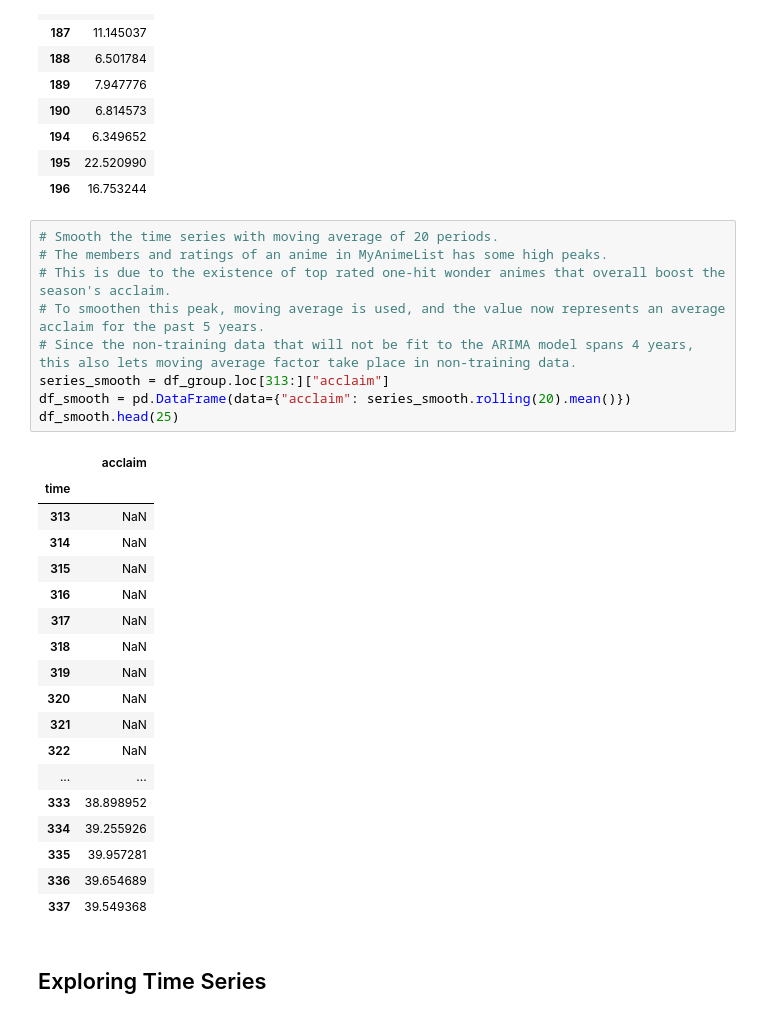
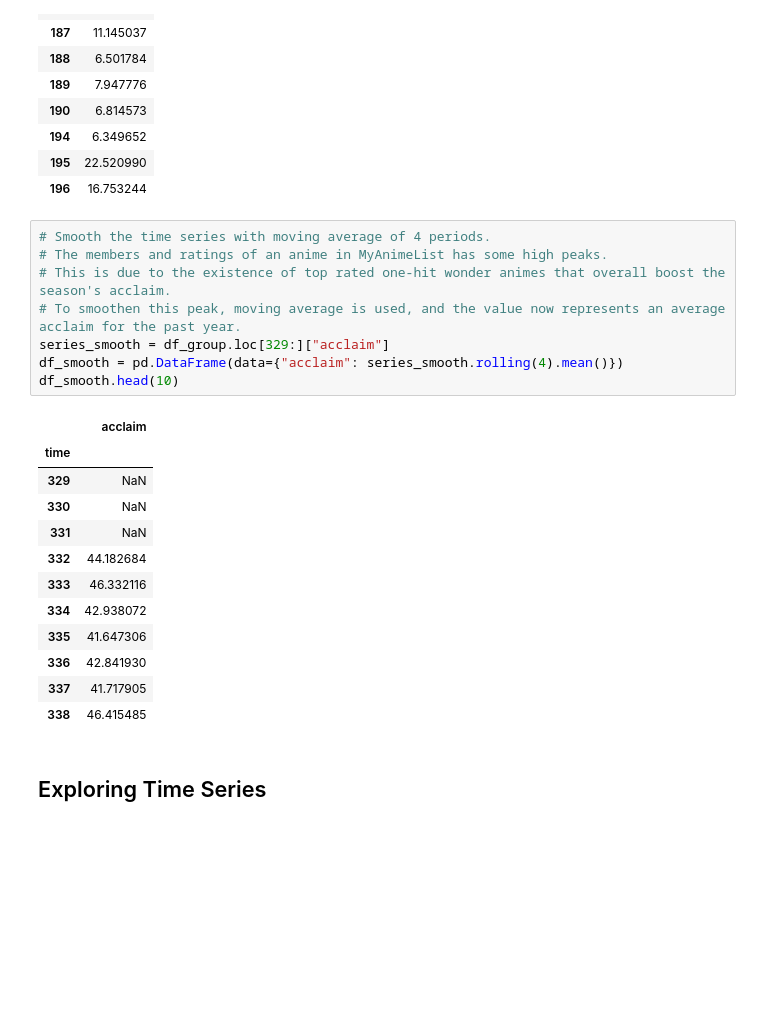
Before and after one commit to ChanyutJean/2143488-Big-Data-AI-HW, a Jupyter notebook: BIG_DATA_AI_PROJECT.ipynb, the cells around one changed output. Saved outputs shown, nothing was run; the diff lists cells and outputs as text; blank space fills up the shorter version.

```diff
--- a/BIG_DATA_AI_PROJECT.ipynb
+++ b/BIG_DATA_AI_PROJECT.ipynb
@@ -456,33 +464,26 @@ df_group.head(10)
 | 195 | 22.520990 |
 | 196 | 16.753244 |
 # %%
-# Smooth the time series with moving average of 20 periods.
+# Smooth the time series with moving average of 4 periods.
 # The members and ratings of an anime in MyAnimeList has some high peaks.
 # This is due to the existence of top rated one-hit wonder animes that overall boost the season's acclaim.
-# To smoothen this peak, moving average is used, and the value now represents an average acclaim for the past 5 years.
-# Since the non-training data that will not be fit to the ARIMA model spans 4 years, this also lets moving average factor take place in non-training data.
-series_smooth = df_group.loc[313:]["acclaim"]
-df_smooth = pd.DataFrame(data={"acclaim": series_smooth.rolling(20).mean()})
-df_smooth.head(25)
+# To smoothen this peak, moving average is used, and the value now represents an average acclaim for the past year.
+series_smooth = df_group.loc[329:]["acclaim"]
+df_smooth = pd.DataFrame(data={"acclaim": series_smooth.rolling(4).mean()})
+df_smooth.head(10)
 # %% [output]
 |  | acclaim |
 | time |  |
-| 313 | NaN |
-| 314 | NaN |
-| 315 | NaN |
-| 316 | NaN |
-| 317 | NaN |
-| 318 | NaN |
-| 319 | NaN |
-| 320 | NaN |
-| 321 | NaN |
-| 322 | NaN |
-| ... | ... |
-| 333 | 38.898952 |
-| 334 | 39.255926 |
-| 335 | 39.957281 |
-| 336 | 39.654689 |
-| 337 | 39.549368 |
+| 329 | NaN |
+| 330 | NaN |
+| 331 | NaN |
+| 332 | 44.182684 |
+| 333 | 46.332116 |
+| 334 | 42.938072 |
+| 335 | 41.647306 |
+| 336 | 42.841930 |
+| 337 | 41.717905 |
+| 338 | 46.415485 |
 # %% [markdown]
 ## Exploring Time Series
 # %%
```
Also changed, not shown: parts of 41 cells of this notebook.
